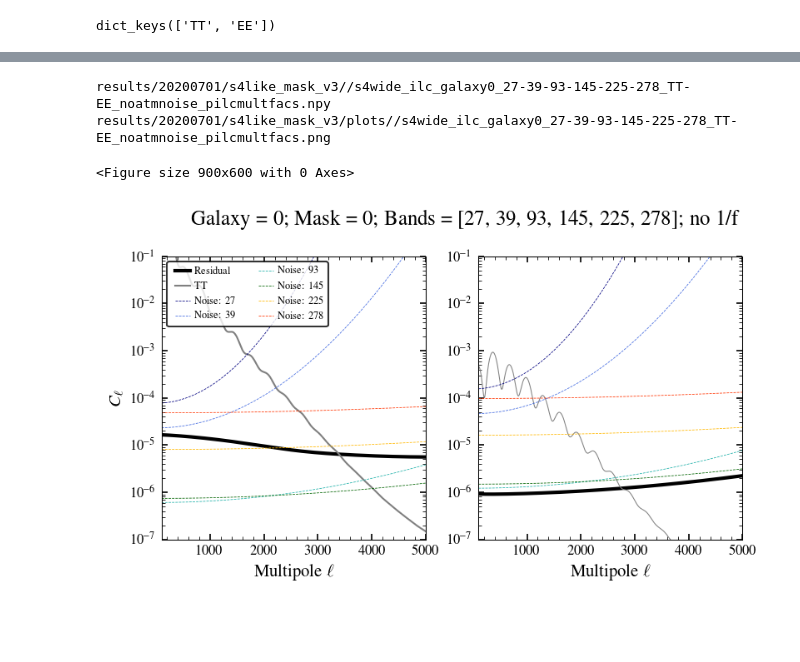
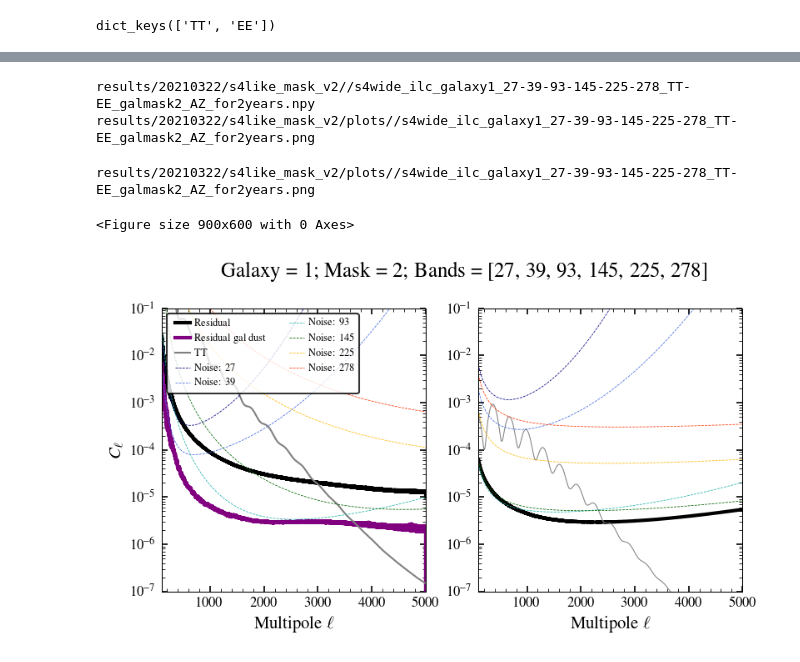
Before and after one commit to sriniraghunathan/DRAFT, a Jupyter notebook: scripts/notebooks/get_ilc_residuals_withcorrnoise_withgal_TTEETE_partialilcusingmultipliers_0.5.ipynb, the cells around one changed output, grey strips where cells are left out. Saved outputs shown, nothing was run; the diff lists cells and outputs as text; code cells hidden in the pictures; blank space fills up the shorter version.

Commit message:
fixed bl deconvole when calc. gal residuals; residuals for S4 for modified total years

```diff
--- a/scripts/notebooks/get_ilc_residuals_withcorrnoise_withgal_TTEETE_partialilcusingmultipliers_0.5.ipynb
+++ b/scripts/notebooks/get_ilc_residuals_withcorrnoise_withgal_TTEETE_partialilcusingmultipliers_0.5.ipynb
@@ -153,6 +159,7 @@ except:
     ignore_fg = []
 
 ignore_fg.append(final_comp.lower()) #the required component need not go into the covariance matrix.
+ignore_fg.append('tsz_cib')
 print(ignore_fg)
 
 #freqarr = [145]
@@ -377,0 +455,11 @@ dict_keys(['TT', 'EE'])
+# %%
+el, tmp = ilc.get_analytic_covariance(param_dict, freqarr, el = el, \
+nl_dic = nl_dic['T'], ignore_fg = ignore_fg, include_gal = include_gal, bl_dic = bl_dic, reduce_cib_power = reduce_cib_power, cl_multiplier_dic = cl_multiplier_dic)
+print(fg_res_dic['TT'].keys())
+print('ksz',cl_ksz_dic['TT'][(278, 278)][1000])
+print('tsz',cl_tsz_dic['TT'][(278, 278)][1000])
+print('radio',cl_radio_dic['TT'][(278, 278)][1000])
+print('cib',cl_dust_dic['TT'][(278, 278)][1000])
+print('galdust',cl_gal_dust_dic['TT'][(278, 278)][1000])
+print('galsync',cl_gal_sync_dic['TT'][(278, 278)][1000])
+print('noise',nl_dic['T'][(278, 278)][1000])
@@ -382,7 +487,8 @@ which_spec_arr_str = '-'.join( np.asarray( which_spec_arr ).astype(str) )
 #opfname = 'results/galactic_sims/S4_ilc_20204020_galaxy%s_%s.npy' %(include_gal, freqarr_str)
 #opfname = 'results/galactic_sims/S4_ilc_zonca_sims_20204028_galaxy%s_%s_%s.npy' %(include_gal, freqarr_str, which_spec_arr_str)
 #parent_folder = 'results/20200610'
-parent_folder = 'results/20200701'
+#parent_folder = 'results/20200701'
+parent_folder = 'results/20210322'
 opfname = '%s/%s_ilc_galaxy%s_%s_%s.npy' %(parent_folder, expname, include_gal, freqarr_str, which_spec_arr_str)
 
 if not corr_noise:
@@ -403,11 +509,12 @@ if remove_atm:
     opfname = opfname.replace('.npy', '_noatmnoise.npy')
 
 if cl_multiplier_dic is not None:
-    cl_multiplier_str = 'pilcmultfacs'
-    for kkk in cl_multiplier_dic:
-        cl_multiplier_str = '%s-%s%s'%(cl_multiplier_str, kkk, cl_multiplier_dic[kkk])
-    cl_multiplier_str = cl_multiplier_str.strip('-')
-    opfname = opfname.replace('.npy', '_%s.npy' %(cl_multiplier_str))
+    if len(cl_multiplier_dic) > 1:
+        cl_multiplier_str = 'pilcmultfacs'
+        for kkk in cl_multiplier_dic:
+            cl_multiplier_str = '%s-%s%s'%(cl_multiplier_str, kkk, cl_multiplier_dic[kkk])
+        cl_multiplier_str = cl_multiplier_str.strip('-')
+        opfname = opfname.replace('.npy', '_%s.npy' %(cl_multiplier_str))
 
 if include_gal:
     cl_gal_folder = param_dict['cl_gal_folder']
@@ -431,14 +538,19 @@ elif s4like_mask_v3:
     plname = opfname.replace('.npy', '.png').replace('%s/s4like_mask_v3/' %(parent_folder), '%s/s4like_mask_v3/plots/' %(parent_folder))
 else:
     plname = opfname.replace('.npy', '.png').replace(parent_folder, '%s/plots/' %(parent_folder))
+
+if total_obs_time_default != total_obs_time:
+    opfname = opfname.replace('.npy', '_for%gyears.npy' %(total_obs_time))
+    plname = plname.replace('.png', '_for%gyears.png' %(total_obs_time))
+
 plfolder = '/'.join(plname.split('/')[:-1])
 os.system('mkdir -p %s' %(plfolder))
 os.system('mkdir -p %s' %(plfolder))
 print(opfname)
 print(plname)
 # %% [output]
-results/20200701/s4like_mask_v3//s4wide_ilc_galaxy0_27-39-93-145-225-278_TT-EE_noatmnoise_pilcmultfacs.npy
-results/20200701/s4like_mask_v3/plots//s4wide_ilc_galaxy0_27-39-93-145-225-278_TT-EE_noatmnoise_pilcmultfacs.png
+results/20210322/s4like_mask_v2//s4wide_ilc_galaxy1_27-39-93-145-225-278_TT-EE_galmask2_AZ_for2years.npy
+results/20210322/s4like_mask_v2/plots//s4wide_ilc_galaxy1_27-39-93-145-225-278_TT-EE_galmask2_AZ_for2years.png
 # %%
 freq0, lmax = param_dict['freq0'], param_dict['lmax']
 if include_gal:
@@ -514,8 +626,16 @@ for cntr, which_spec in enumerate( which_spec_arr ):
         ax = subplot(1, len(which_spec_arr), cntr+1, yscale = 'log')#, xscale = 'log')
     plot(el, cl_residual[which_spec], 'black', lw = 2., label = r'Residual')
     if include_gal: #show gal residuals here as well
-        plot(el, fg_res_dic[which_spec]['gal_dust'], 'purple', lw = 2., label = r'Residual gal dust')
-        #plot(el, fg_res_dic[which_spec]['gal_sync'], 'purple', lw = 2., label = r'Residual gal sync', alpha = 0.5)
+        if which_spec == 'TT':
+            plot(el, fg_res_dic[which_spec]['galdust'], 'purple', lw = 2., label = r'Residual gal dust')
+            #plot(el, fg_res_dic[which_spec]['galsync'], 'purple', lw = 2., label = r'Residual gal sync', alpha = 0.5)
+    if (0):#which_spec == 'TT':
+        tot = np.zeros(len(el))
+        tmpcoloarr = [cm.jet(int(d)) for d in np.linspace(0, 255, len(signal_arr))]
+        for scntr, s in enumerate( signal_arr ):
+            plot(el, fg_res_dic[which_spec][s], lw = 1., label = r'%s' %(s), color = tmpcoloarr[scntr])
+            tot += fg_res_dic[which_spec][s]
+        plot(el, tot, lw = 1., label = r'Total', color = 'gray')
     if which_spec == 'TT':
         plot(el_camb, cl_TT, 'gray', lw = 1., label = r'TT')
         '''
@@ -569,36 +689,37 @@ for cntr, which_spec in enumerate( which_spec_arr ):
         ###plot(el, mv_comb, color = 'k', lw = 0.5, ls = '--', label = r'Noise: MV')
         #legend(loc=3, fancybox=1, ncol = 4, fontsize = 6);
 
     xlim(xmin, xmax);
     ylim(1e-7,1e-1);
     xlabel(r'Multipole $\ell$')
     if cntr == 0:
         ylabel(r'$C_{\ell}$')
         legend(loc = 2, fontsize = 6, ncol = 2, handlelength = 2., handletextpad = 0.1)
     else:
         pass#setp(ax.get_yticklabels(which = 'both'), visible=False)
     for label in ax.get_xticklabels(): label.set_fontsize(fsval)
     for label in ax.get_yticklabels(): label.set_fontsize(fsval)
 
 #tit = 'Galaxy = %s; Mask = %s; Bands = %s' %(include_gal, param_dict['which_gal_mask'], str(freqarr))
 if remove_atm:
     tit = 'Galaxy = %s; Mask = %s; Bands = %s; no 1/f' %(include_gal, param_dict['which_gal_mask'], str(freqarr))
 else:
     if include_gal:
         tit = 'Galaxy = %s; Mask = %s; Bands = %s' %(include_gal, param_dict['which_gal_mask'], str(freqarr))
     else:
         tit = 'Bands = %s' %(str(freqarr))
 if (0):#not corr_noise:
     tit = '%s; No corr. noise' %(tit)
 if cl_multiplier_dic is not None:
     if 'gal_dust' in cl_multiplier_dic:
         tit = r'%s (C$_{\ell}^{\rm gal, dust} \times %s$)' %(tit, cl_multiplier_dic['gal_dust'])
 suptitle(r'%s' %tit, x = 0.53, y = 1.)
 savefig(plname)
-show()
+print(plname)
 # %% [output]
-<Figure size 900x600 with 0 Axes>
+results/20210322/s4like_mask_v2/plots//s4wide_ilc_galaxy1_27-39-93-145-225-278_TT-EE_galmask2_AZ_for2years.png
+<Figure size 900x600 with 0 Axes>
-[figure, old version]
+[figure, new version]
 # %%
 #first plot weights
 fig = figure(figsize = (6,3))
```
Also changed, not shown: parts of 9 cells of this notebook, 2 other files.
